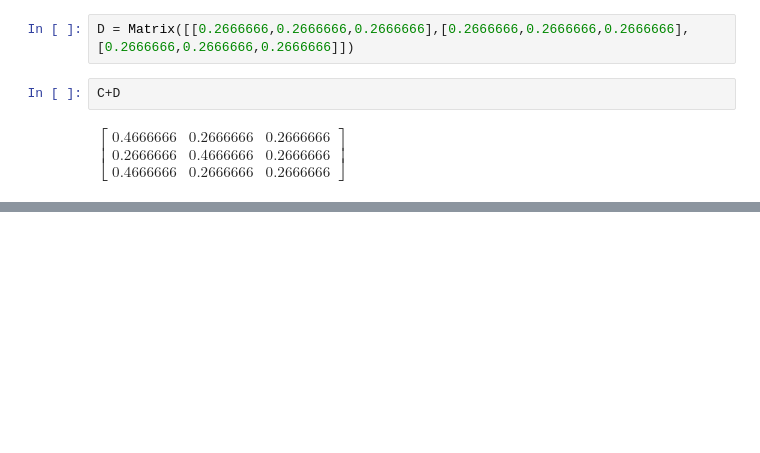
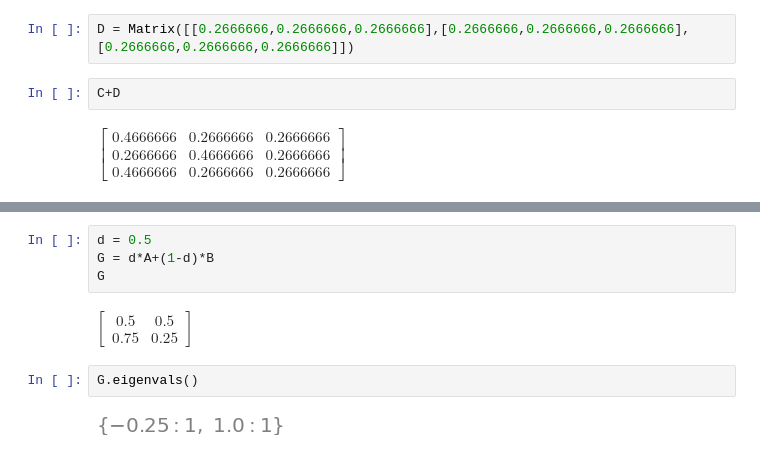
Before and after one commit to Raaaainbow/page-rank, a Jupyter notebook: Markov matricen Egenskaber og Dæmpning i PageRank.ipynb, the cells around one changed output, grey strips where cells are left out. Drawn from its saved outputs; the diff is of its cells as text; blank space fills up the shorter version.

```diff
--- a/Markov matricen Egenskaber og Dæmpning i PageRank.ipynb
+++ b/Markov matricen Egenskaber og Dæmpning i PageRank.ipynb
@@ -100,0 +126,10 @@ $\displaystyle \left[\begin{matrix}0.4666666 & 0.2666666 & 0.2666666\\0.2666666
+# %%
+d = 0.5
+G = d*A+(1-d)*B
+G
+# %% [output]
+$\displaystyle \left[\begin{matrix}0.5 & 0.5\\0.75 & 0.25\end{matrix}\right]$
+# %%
+G.eigenvals()
+# %% [output]
+[figure, added]
```
Also changed, not shown: parts of 14 cells of this notebook.
